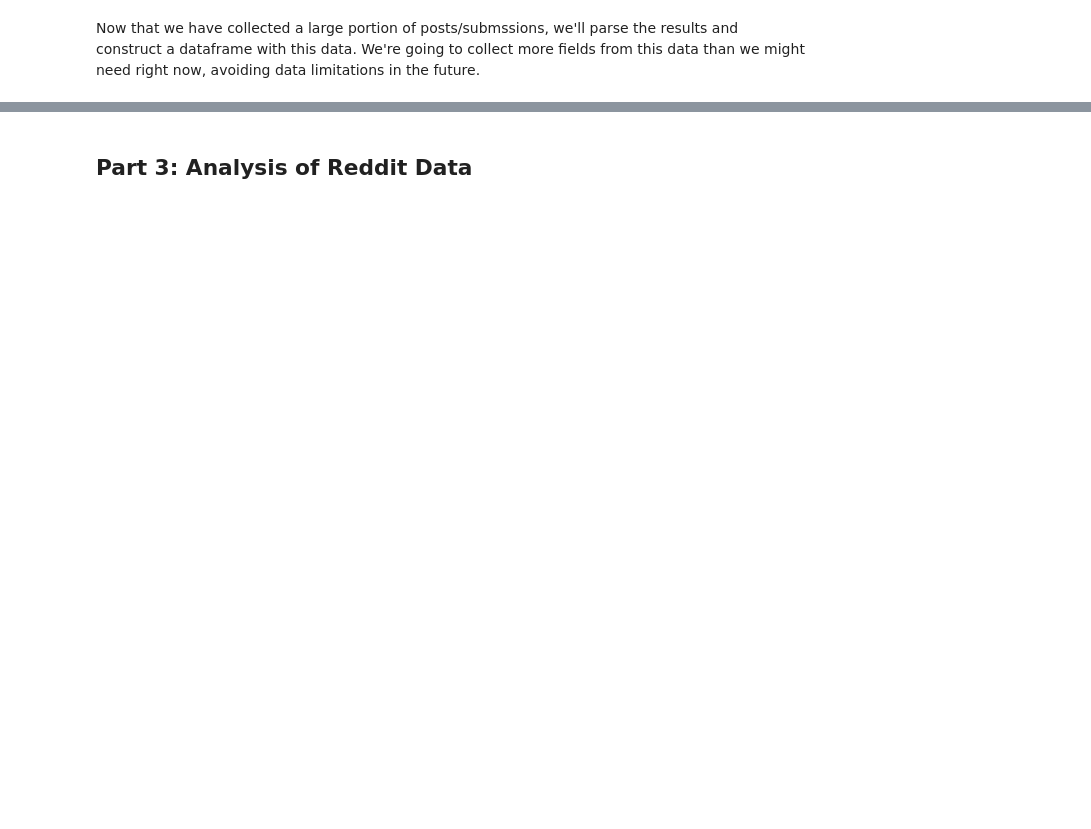
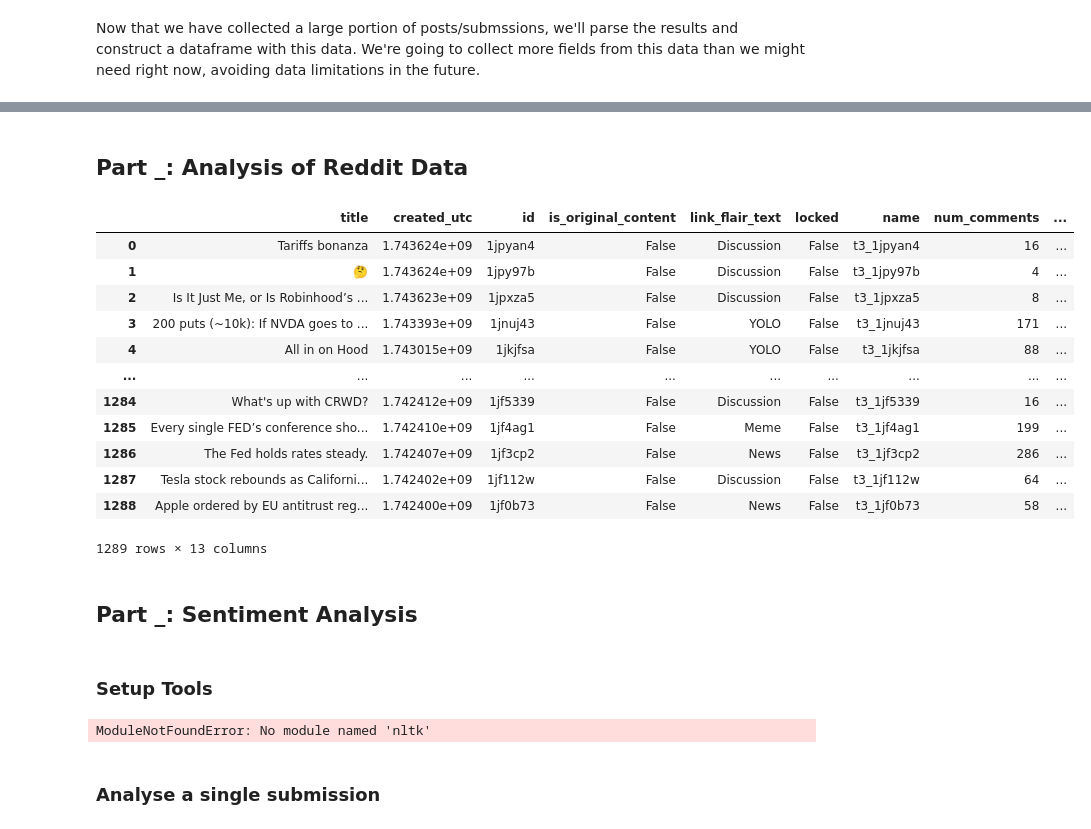
Before and after one commit to ColeJMitchell/machine-learning-stock-prediction, a Jupyter notebook: gregoryb.ipynb, the cells around one changed output, grey strips where cells are left out. Drawn from its saved outputs; the diff is of its cells as text; code cells hidden in the pictures; blank space fills up the shorter version.

```diff
--- a/gregoryb.ipynb
+++ b/gregoryb.ipynb
@@ -154,0 +157,31 @@ display(collected_data)
+# %%
+# Save the collected data to parquet format
+PARQUET_PATH = './data/wallstreetbets-collection.parquet'
+
+# Create a pyarrow schema for the data types.
+schema = pyarrow.schema([
+    ('title', pyarrow.string()),
+    ('created_utc', pyarrow.float64()),
+    ('id', pyarrow.string()),
+    ('is_original_content', pyarrow.bool_()),
+    ('link_flair_text', pyarrow.string()),
+    ('locked', pyarrow.bool_()),
+    ('name', pyarrow.string()),
+    ('num_comments', pyarrow.int64()),
+    ('over_18', pyarrow.bool_()),
+    ('permalink', pyarrow.string()),
+    ('selftext', pyarrow.string()),
+    ('spoiler', pyarrow.bool_()),
+    ('upvote_ratio', pyarrow.float64()),
+])
+
+# If the parqet does not exist, create it.
+if not os.path.exists(PARQUET_PATH):
+    collected_data.to_parquet(PARQUET_PATH, engine='pyarrow', schema=schema)
+
+# If the data file already exist, merge new data with the existing one.
+else:
+    old_parquet = pd.read_parquet(PARQUET_PATH, engine='pyarrow', schema=schema)
+    new_parquet = pd.concat([old_parquet, collected_data])
+    new_parquet = new_parquet.drop_duplicates(subset=['id','title','created_utc','name','permalink'], keep='last').reset_index(drop=True)
+    new_parquet.to_parquet(PARQUET_PATH, engine='pyarrow', schema=schema)
@@ -155,2 +236,2 @@ display(collected_data)
 # %% [markdown]
-## Part 3: Analysis of Reddit Data
+## Part _: Analysis of Reddit Data
@@ -158,0 +238,41 @@ display(collected_data)
+# %%
+# Access the data which we have collected.
+PARQUET_PATH = './data/wallstreetbets-collection.parquet'
+reddit_data = pd.read_parquet(PARQUET_PATH, engine='pyarrow', schema=schema)
+
+# Show our greater data source
+display(reddit_data)
+# %% [output]
+|  | title | created_utc | id | is_original_content | link_flair_text | locked | name | num_comments | ... |
+| 0 | Tariffs bonanza | 1.743624e+09 | 1jpyan4 | False | Discussion | False | t3_1jpyan4 | 16 | ... |
+| 1 | 🤔 | 1.743624e+09 | 1jpy97b | False | Discussion | False | t3_1jpy97b | 4 | ... |
+| 2 | Is It Just Me, or Is Robinhood’s ... | 1.743623e+09 | 1jpxza5 | False | Discussion | False | t3_1jpxza5 | 8 | ... |
+| 3 | 200 puts (~10k): If NVDA goes to ... | 1.743393e+09 | 1jnuj43 | False | YOLO | False | t3_1jnuj43 | 171 | ... |
+| 4 | All in on Hood | 1.743015e+09 | 1jkjfsa | False | YOLO | False | t3_1jkjfsa | 88 | ... |
+| ... | ... | ... | ... | ... | ... | ... | ... | ... | ... |
+| 1284 | What's up with CRWD? | 1.742412e+09 | 1jf5339 | False | Discussion | False | t3_1jf5339 | 16 | ... |
+| 1285 | Every single FED’s conference sho... | 1.742410e+09 | 1jf4ag1 | False | Meme | False | t3_1jf4ag1 | 199 | ... |
+| 1286 | The Fed holds rates steady. | 1.742407e+09 | 1jf3cp2 | False | News | False | t3_1jf3cp2 | 286 | ... |
+| 1287 | Tesla stock rebounds as Californi... | 1.742402e+09 | 1jf112w | False | Discussion | False | t3_1jf112w | 64 | ... |
+| 1288 | Apple ordered by EU antitrust reg... | 1.742400e+09 | 1jf0b73 | False | News | False | t3_1jf0b73 | 58 | ... |
+1289 rows × 13 columns
+# %% [markdown]
+## Part _: Sentiment Analysis
+# %% [markdown]
+### Setup Tools
+# %%
+import nltk
+nltk.download(['punkt',
+               'stopwords',
+                'vader_lexicon',
+                'names',
+                'averaged_perceptron_tagger',
+                'wordnet'])
+
+from nltk.sentiment import SentimentIntensityAnalyzer
+from nltk.tokenize import word_tokenize
+from nltk.corpus import stopwords
+# %% [output]
+ModuleNotFoundError: No module named 'nltk'
+# %% [markdown]
+### Analyse a single submission
```
Also changed, not shown: parts of 11 cells of this notebook.
